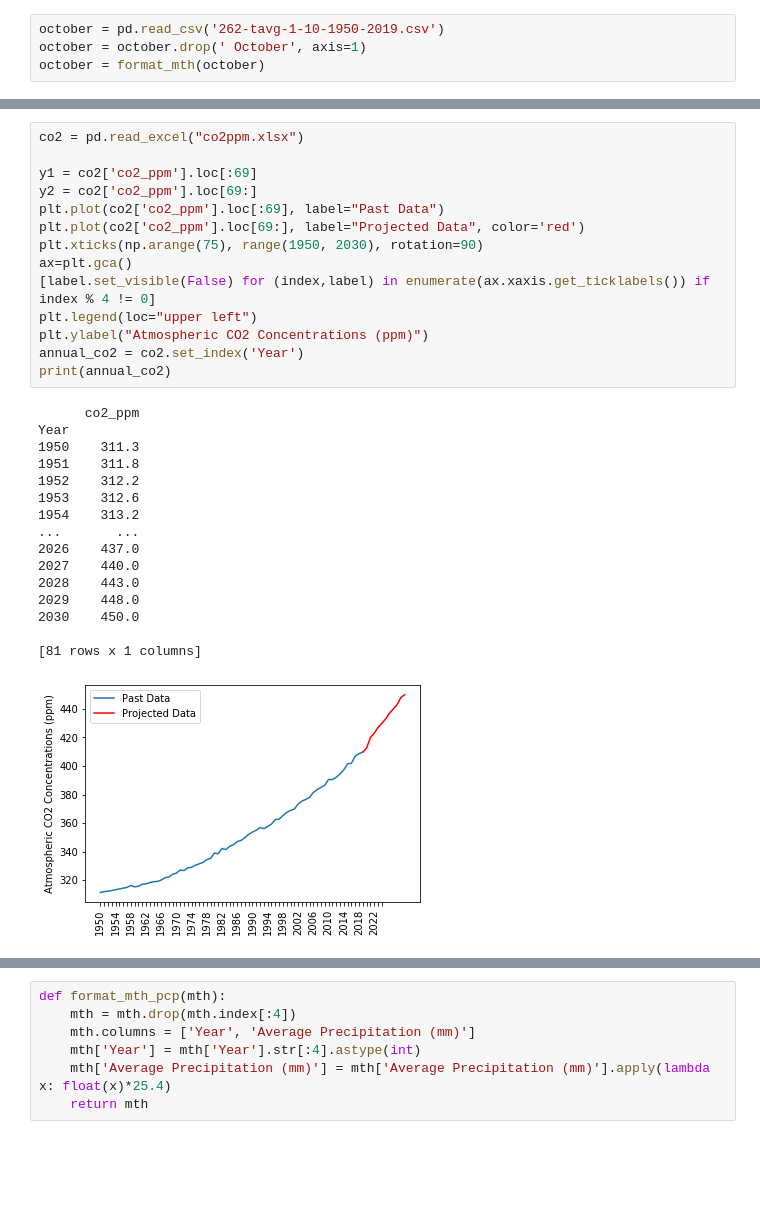
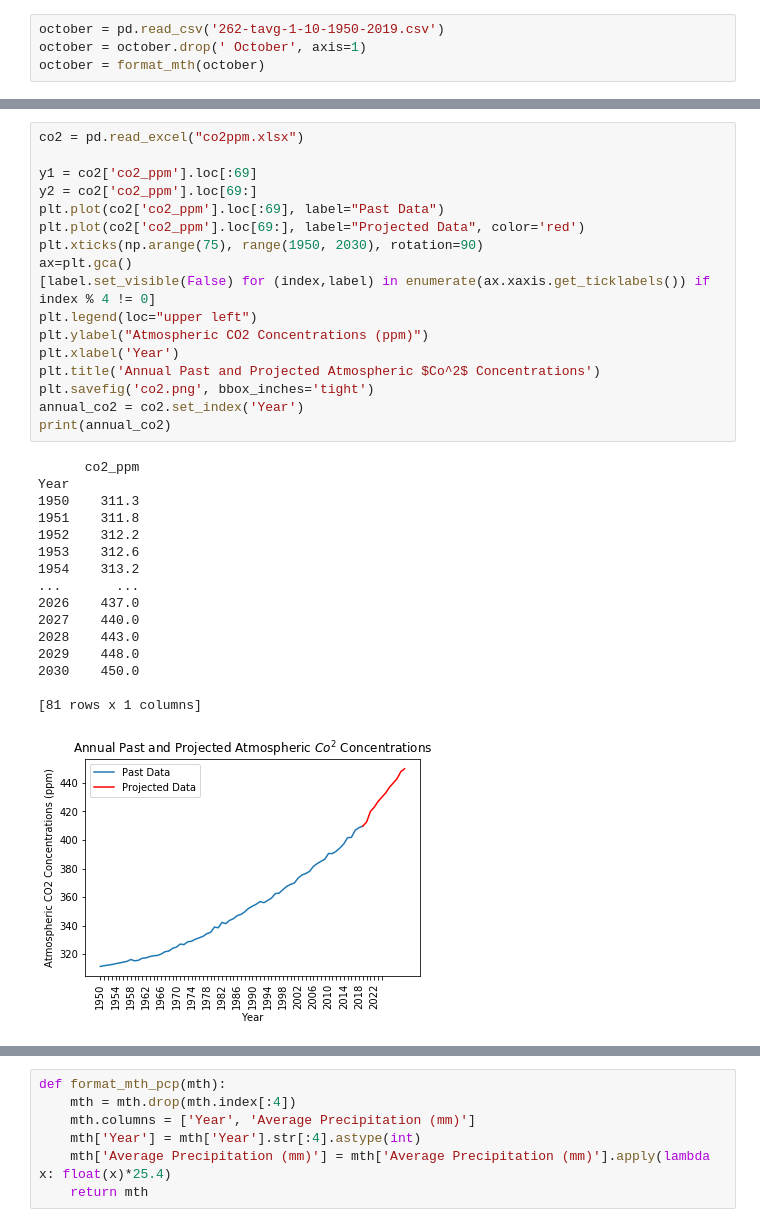
Before and after one commit to laniepreston/CapstoneCode, a Jupyter notebook: regression_models_2.ipynb, the cells around one changed output, grey strips where cells are left out. Saved outputs shown, nothing was run; the diff lists cells and outputs as text; blank space fills up the shorter version.

```diff
--- a/regression_models_2.ipynb
+++ b/regression_models_2.ipynb
@@ -115,34 +116,37 @@ all_temps
 # %%
 co2 = pd.read_excel("co2ppm.xlsx")
 
 y1 = co2['co2_ppm'].loc[:69]
 y2 = co2['co2_ppm'].loc[69:]
 plt.plot(co2['co2_ppm'].loc[:69], label="Past Data")
 plt.plot(co2['co2_ppm'].loc[69:], label="Projected Data", color='red')
 plt.xticks(np.arange(75), range(1950, 2030), rotation=90)
 ax=plt.gca()
 [label.set_visible(False) for (index,label) in enumerate(ax.xaxis.get_ticklabels()) if index % 4 != 0]
 plt.legend(loc="upper left")
 plt.ylabel("Atmospheric CO2 Concentrations (ppm)")
+plt.xlabel('Year')
+plt.title('Annual Past and Projected Atmospheric $Co^2$ Concentrations')
+plt.savefig('co2.png', bbox_inches='tight')
 annual_co2 = co2.set_index('Year')
 print(annual_co2)
 # %% [output]
       co2_ppm
 Year
 1950    311.3
 1951    311.8
 1952    312.2
 1953    312.6
 1954    313.2
 ...       ...
 2026    437.0
 2027    440.0
 2028    443.0
 2029    448.0
 2030    450.0
 
 [81 rows x 1 columns]
-[figure, old version]
+[figure, new version]
 # %%
 temp_co2 = pd.merge(all_temps, co2, on='Year')
 temp_co2
```
Also changed, not shown: parts of 25 cells of this notebook, 9 other files.
